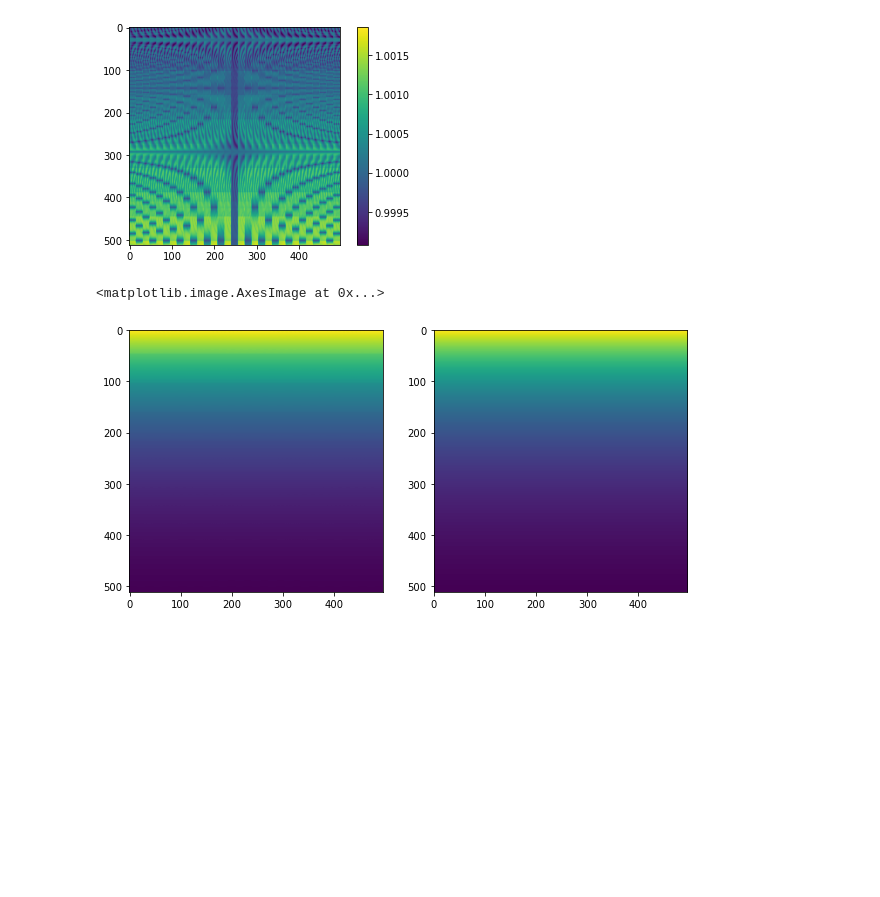
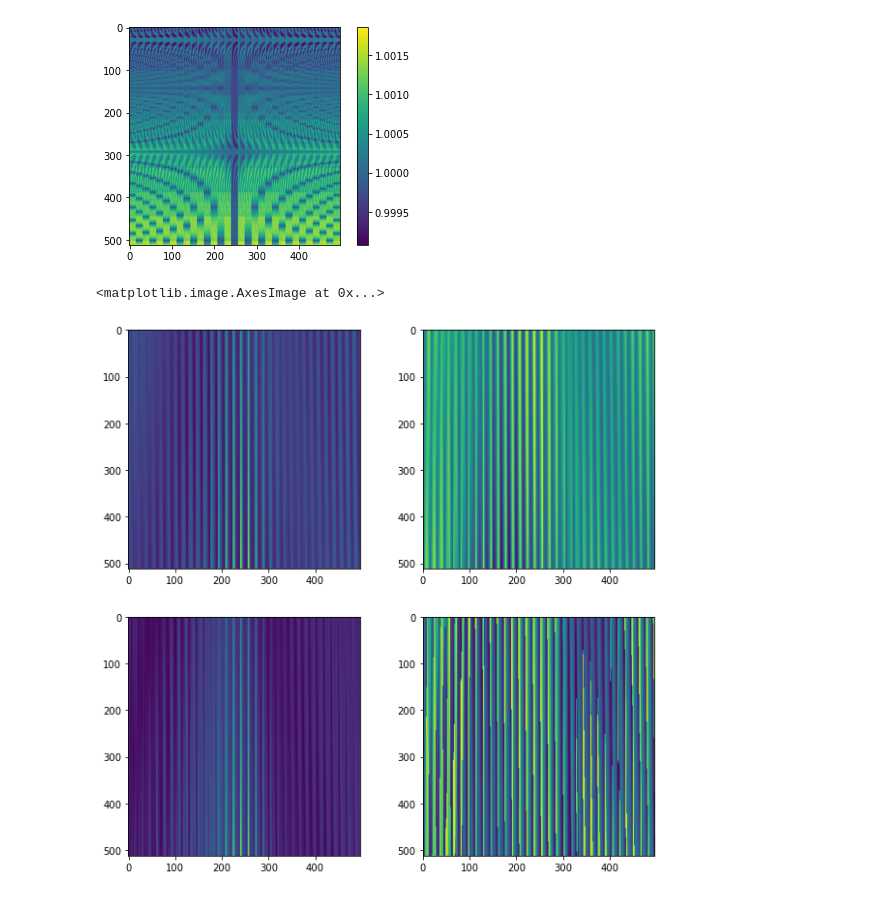
Before and after one commit to radiohep/imcurio, a Jupyter notebook: notebooks/point_source_vis.ipynb, the cells around one changed output. Cells and saved outputs as stored; diff of their text form; code cells hidden in the pictures; blank space fills up the shorter version.

Commit message:
point source update

```diff
--- a/notebooks/point_source_vis.ipynb
+++ b/notebooks/point_source_vis.ipynb
@@ -26,7 +29,7 @@ offset_yi = np.rint(offset_y_rad/B.Dpix_rad).astype(int)
 B.box *= 0.0 ## set all pixels to zero
 Bs = deepcopy(B)
 Bs.box[offset_xi,offset_yi,np.arange(B.Nz)]=1  ##except our point source
-Sc = imc.SourceCat(np.array([[theta,phi,1]]))
+Sc = imc.SourceCat('/astro/u/chenzhi/imcurio/sims/GLEAM_EGC_v2_trim.fits')
 # %%
 %autoreload
 T=imc.TelSim()
@@ -39,7 +42,8 @@ Beam sigma: 1.89-2.56 deg from z=0.72-1.33
 Beam sigma at the edge: 8.67 - 4.07
 # %%
 %autoreload
-visDI = T.get_visibilities(B, Sc)
+T=imc.TelSim()
+visDI = T.get_visibilities(B, Sc, vopts={'interpolation':'lin'})
 # %% [output]
 Beam sigma: 1.89-2.56 deg from z=0.72-1.33
 Beam sigma at the edge: 8.67 - 4.07
@@ -59,10 +63,16 @@ plt.colorbar()
 [figure]
 # %%
 plt.figure(figsize=(10,10))
-plt.subplot(1,2,1)
-plt.imshow(np.abs(visPS))
-plt.subplot(1,2,2)
+#plt.subplot(1,2,1)
+#plt.imshow(np.abs(visPS))
+plt.subplot(2,2,1)
+plt.imshow(np.real(visDI))
+plt.subplot(2,2,2)
+plt.imshow(np.imag(visDI))
+plt.subplot(2,2,3)
 plt.imshow(np.abs(visDI))
+plt.subplot(2,2,4)
+plt.imshow(np.angle(visDI))
 # %% [output]
 <matplotlib.image.AxesImage at 0x...>
-[figure, old version]
+[figure, new version]
```
Also changed, not shown: parts of 3 cells of this notebook, 3 other files.
